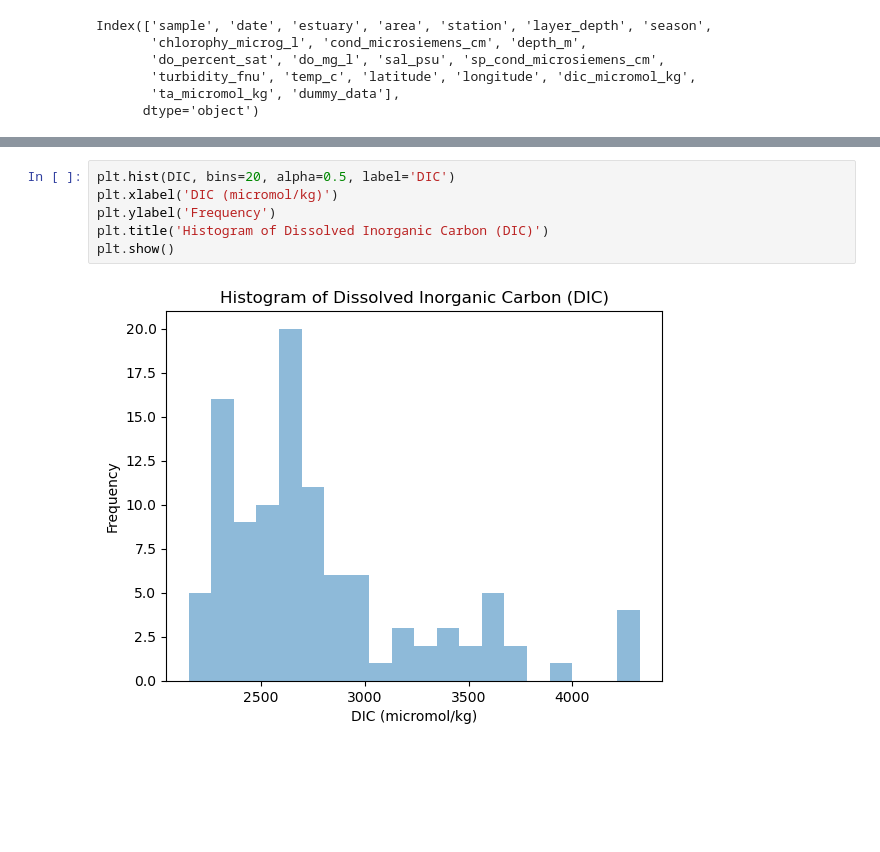
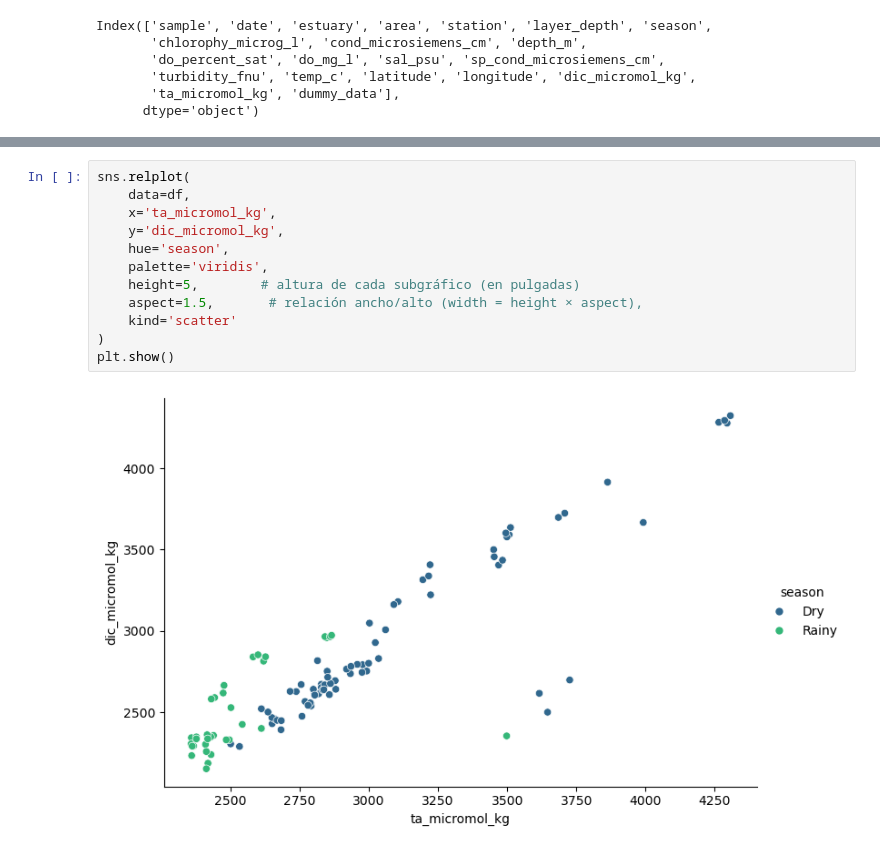
Before and after one commit to Eberth024/Curso-de-Python, a Jupyter notebook: Actividad 5/Ejercicio 5.ipynb, the cells around one changed output, grey strips where cells are left out. Cells and saved outputs as stored; diff of their text form; blank space fills up the shorter version.

```diff
--- a/Actividad 5/Ejercicio 5.ipynb
+++ b/Actividad 5/Ejercicio 5.ipynb
@@ -37,8 +24,14 @@ plt.show()
-# %%
-plt.hist(DIC, bins=20, alpha=0.5, label='DIC')
-plt.xlabel('DIC (micromol/kg)')
-plt.ylabel('Frequency')
-plt.title('Histogram of Dissolved Inorganic Carbon (DIC)')
-plt.show()
-# %% [output]
-[figure, removed]
+# %%
+sns.relplot(
+    data=df,
+    x='ta_micromol_kg',
+    y='dic_micromol_kg',
+    hue='season',
+    palette='viridis',
+    height=5,        # altura de cada subgráfico (en pulgadas)
+    aspect=1.5,       # relación ancho/alto (width = height × aspect),
+    kind='scatter'
+)
+plt.show()
+# %% [output]
+[figure, added]
```
Also changed, not shown: parts of 2 cells of this notebook.
